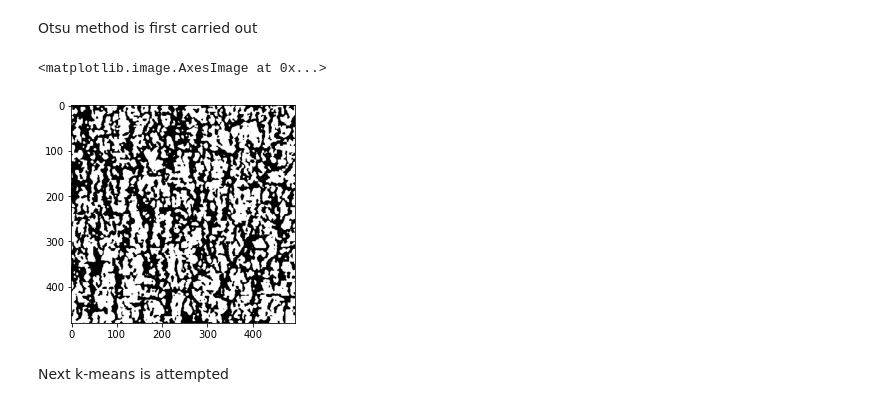
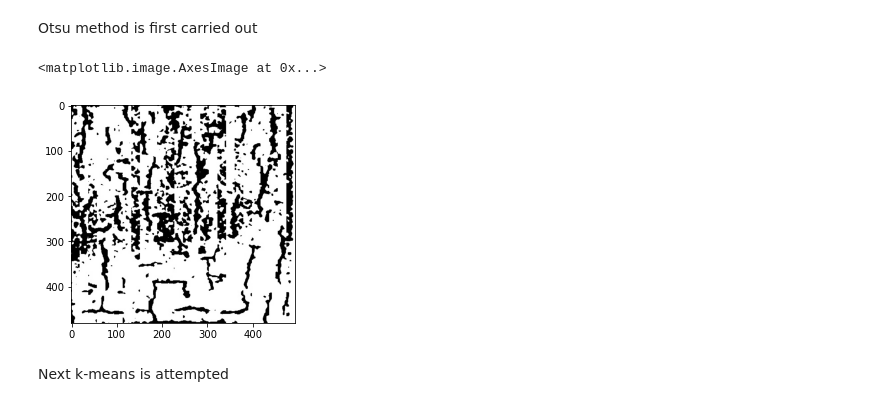
Before and after one commit to MATS64664-2021-Group-2/Hydride-Connect-Group-2, a Jupyter notebook: Job_script/load_image.ipynb, the cells around one changed output. Saved outputs shown, nothing was run; the diff lists cells and outputs as text; code cells hidden in the pictures.

```diff
--- a/Job_script/load_image.ipynb
+++ b/Job_script/load_image.ipynb
@@ -46,7 +46,7 @@ mypath = './Micrographs/'
 
 def_files = sorted_aphanumeric(listdir(mypath))
 # %%
-img = cv2.imread('./Micrographs/chu12.jpg',0)
+img = cv2.imread('./Micrographs/chu4.jpg',0)
 # %%
 imgplot = plt.imshow(img)
 # %% [output]
@@ -61,18 +61,18 @@ Break the images into horizontal strips to reduce the effects of interference on
 SecNum = 15
 
 while True:
-    if (np.size(img,0) % SecNum) !=0:
+    if (np.size(img,1) % SecNum) !=0:
         SecNum += 1
     else:
         break
 
-sections = (np.size(img,0) / SecNum)
+sections = (np.size(img,1) / SecNum)
 
 tracker = 0
 
-for y in range(0,np.size(img,0),SecNum):
-        y1 = y + SecNum
-        section = img[y:y1, 0:np.size(img,1)]
+for x in range(0,np.size(img,1),SecNum):
+        x1 = x + SecNum
+        section = img[0:np.size(img,0), x:x1]
 
         cv2.imwrite("Sections/" + str(tracker) +".jpg",section)
 
@@ -80,17 +80,17 @@ for y in range(0,np.size(img,0),SecNum):
 
 for i in range(0,tracker):
     Sec = cv2.imread("./Sections/" + str(i) + ".jpg",0)
-    Blur = cv2.GaussianBlur(Sec, (7,7),0)
+    Blur = cv2.GaussianBlur(Sec, (9,9),0)
     cv2.imwrite("Blurs/" + str(i) +".jpg",Blur)
 
     if i > 0:
         if i == 1:
-            ImgTop = cv2.imread("./Blurs/" + str(i-1) + ".jpg")
-            ImgBot = cv2.imread("./Blurs/" + str(i) + ".jpg")
-            BlurJoin = np.concatenate((ImgTop, ImgBot), axis=0)
+            ImgL = cv2.imread("./Blurs/" + str(i-1) + ".jpg")
+            ImgR = cv2.imread("./Blurs/" + str(i) + ".jpg")
+            BlurJoin = np.concatenate((ImgL, ImgR), axis=1)
         else:
-            ImgBot = cv2.imread("./Blurs/" + str(i) + ".jpg")
-            BlurJoin = np.concatenate((BlurJoin, ImgBot), axis=0)
+            ImgR = cv2.imread("./Blurs/" + str(i) + ".jpg")
+            BlurJoin = np.concatenate((BlurJoin, ImgR), axis=1)
 
 cv2.imwrite('BlurJoined.jpg', BlurJoin)
 # %% [output]
@@ -106,26 +106,26 @@ Otsu method is first carried out
 # %%
 for i in range(tracker):
     Blur = cv2.imread("./Blurs/" + str(i) + ".jpg",0)
 
     ThreshValue, ThreshOtsu = cv2.threshold(Blur,0,255,cv2.THRESH_BINARY+cv2.THRESH_OTSU)
 
     cv2.imwrite("Otsu/" + str(i) +".jpg",ThreshOtsu)
 
     if i > 0:
         if i == 1:
-            ImgTop = cv2.imread("./Otsu/" + str(i-1) + ".jpg")
-            ImgBot = cv2.imread("./Otsu/" + str(i) + ".jpg")
-            OtsuThresh = np.concatenate((ImgTop, ImgBot), axis=0)
+            ImgL = cv2.imread("./Otsu/" + str(i-1) + ".jpg")
+            ImgR = cv2.imread("./Otsu/" + str(i) + ".jpg")
+            OtsuThresh = np.concatenate((ImgL, ImgR), axis=1)
         else:
-            ImgBot = cv2.imread("./Otsu/" + str(i) + ".jpg")
-            OtsuThresh = np.concatenate((OtsuThresh, ImgBot), axis=0)
+            ImgR = cv2.imread("./Otsu/" + str(i) + ".jpg")
+            OtsuThresh = np.concatenate((OtsuThresh, ImgR), axis=1)
 
 cv2.imwrite('OtsuThresh.jpg', OtsuThresh)
 
 plt.imshow(mpimg.imread('OtsuThresh.jpg'))
 # %% [output]
 <matplotlib.image.AxesImage at 0x...>
-[figure, old version]
+[figure, new version]
 # %% [markdown]
 Next k-means is attempted
 # %%
```
Also changed, not shown: parts of 1 cell of this notebook.
